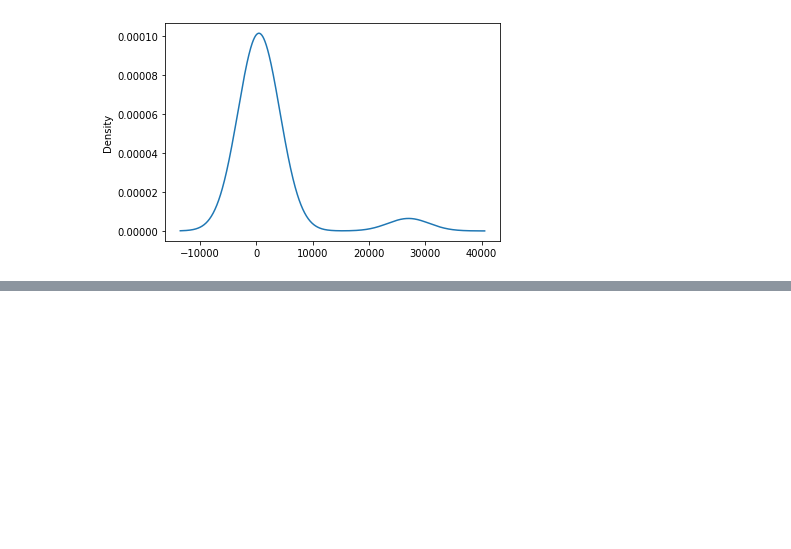
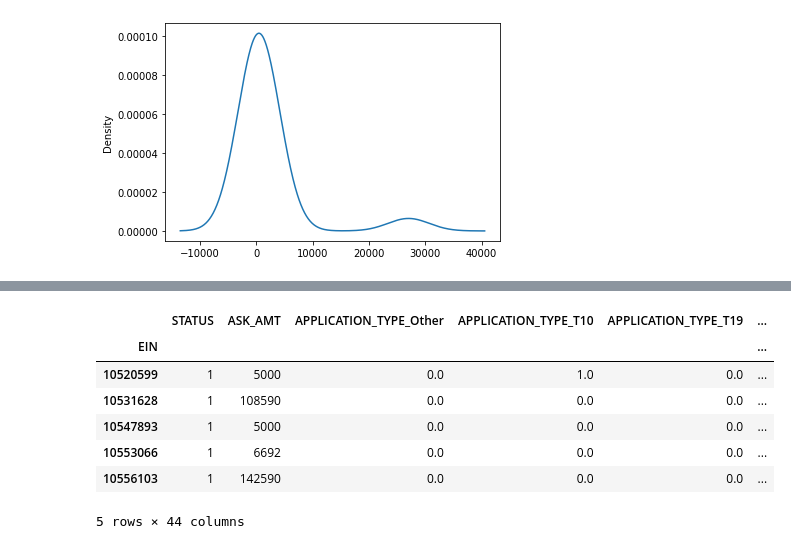
Before and after one commit to shumeiberk/Neural_Network, a Jupyter notebook: AlphabetSoupChallenge.ipynb, the cells around one changed output, grey strips where cells are left out. Cells and saved outputs as stored; diff of their text form; code cells hidden in the pictures; blank space fills up the shorter version.

```diff
--- a/AlphabetSoupChallenge.ipynb
+++ b/AlphabetSoupChallenge.ipynb
@@ -129,0 +190,11 @@ application_type_counts.plot.density()
+# %%
+# Determine which values to replace
+replace_class = list(classification_counts[classification_counts < 500].index)
+
+# Replace in DataFrame
+for classa in replace_class:
+    charity_df.CLASSIFICATION = charity_df.CLASSIFICATION.replace(classa,"Other")
+
+
+# Check to make sure binning was successful
+charity_df.CLASSIFICATION.value_counts()
@@ -129,0 +210,11 @@ application_type_counts.plot.density()
+# %%
+# Create the OneHotEncoder instance
+
+enc = OneHotEncoder(sparse=False)
+
+# Fit the encoder and produce encoded DataFrame
+encode_df = pd.DataFrame(enc.fit_transform(charity_df[charity_cat]), index = charity_df.index)
+
+# Rename encoded columns
+encode_df.columns = enc.get_feature_names(charity_cat)
+encode_df.head()
@@ -129,0 +230,14 @@ application_type_counts.plot.density()
+# %%
+# Merge the two DataFrames together and drop the Country column
+charity_df = charity_df.merge(encode_df,left_index=True, right_index=True)
+charity_df = charity_df.drop(charity_cat,1)
+charity_df.head()
+# %% [output]
+|  | STATUS | ASK_AMT | APPLICATION_TYPE_Other | APPLICATION_TYPE_T10 | APPLICATION_TYPE_T19 | ... |
+| EIN |  |  |  |  |  | ... |
+| 10520599 | 1 | 5000 | 0.0 | 1.0 | 0.0 | ... |
+| 10531628 | 1 | 108590 | 0.0 | 0.0 | 0.0 | ... |
+| 10547893 | 1 | 5000 | 0.0 | 0.0 | 0.0 | ... |
+| 10553066 | 1 | 6692 | 0.0 | 0.0 | 0.0 | ... |
+| 10556103 | 1 | 142590 | 0.0 | 0.0 | 0.0 | ... |
+5 rows × 44 columns
```
Also changed, not shown: parts of 26 cells of this notebook, 8 other files.
